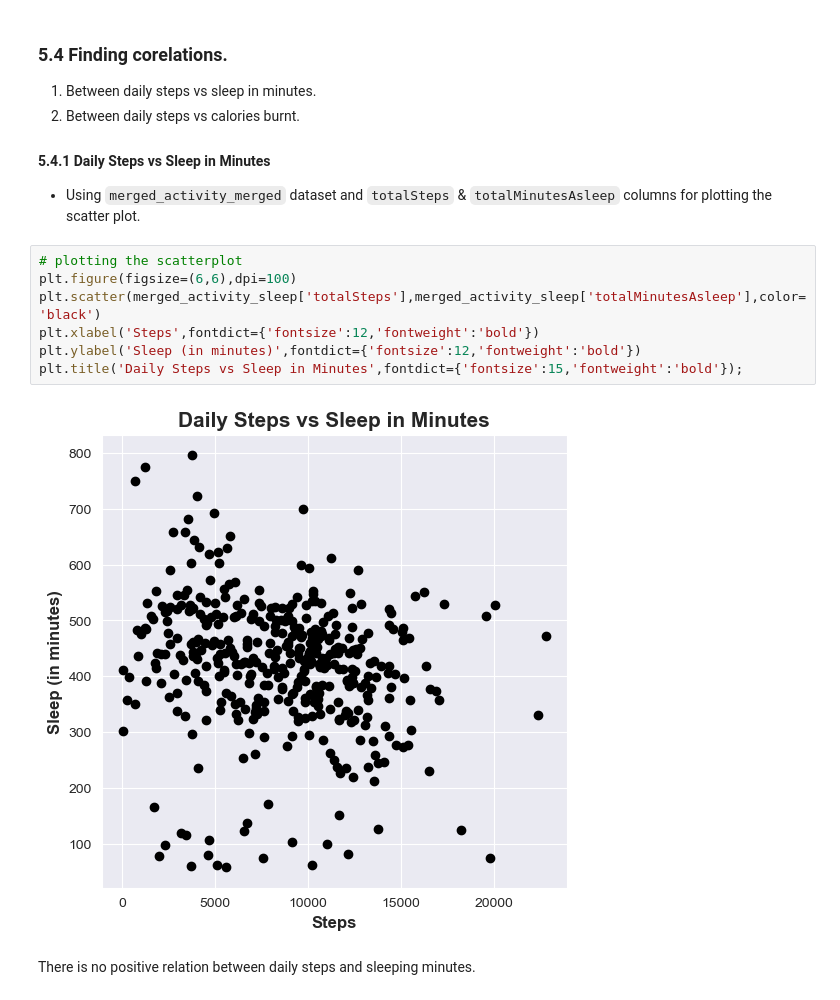
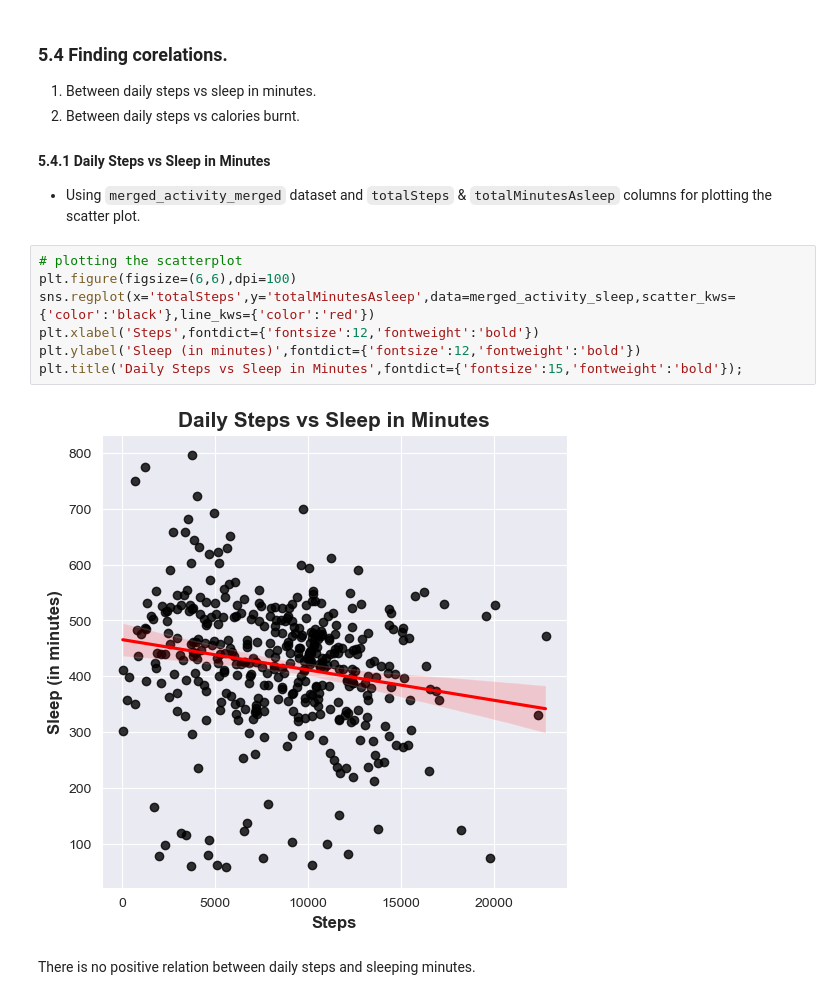
Before and after one commit to anasY2/Google-Data-Analytics-Capstone, a Jupyter notebook: bella_beat_data_analysis.ipynb, the cells around one changed output. Saved outputs shown, nothing was run; the diff lists cells and outputs as text.

Commit message:
updated the scatter plot

```diff
--- a/bella_beat_data_analysis.ipynb
+++ b/bella_beat_data_analysis.ipynb
@@ -597,12 +597,12 @@ Most active hours are from 12pm to 2pm in the afternoon and from 5pm to 7pm in t
 # %%
 # plotting the scatterplot
 plt.figure(figsize=(6,6),dpi=100)
-plt.scatter(merged_activity_sleep['totalSteps'],merged_activity_sleep['totalMinutesAsleep'],color='black')
+sns.regplot(x='totalSteps',y='totalMinutesAsleep',data=merged_activity_sleep,scatter_kws={'color':'black'},line_kws={'color':'red'})
 plt.xlabel('Steps',fontdict={'fontsize':12,'fontweight':'bold'})
 plt.ylabel('Sleep (in minutes)',fontdict={'fontsize':12,'fontweight':'bold'})
 plt.title('Daily Steps vs Sleep in Minutes',fontdict={'fontsize':15,'fontweight':'bold'});
 # %% [output]
-[figure, old version]
+[figure, new version]
 # %% [markdown]
 There is no positive relation between daily steps and sleeping minutes.
 # %% [markdown]
```
Also changed, not shown: parts of 1 cell of this notebook.
